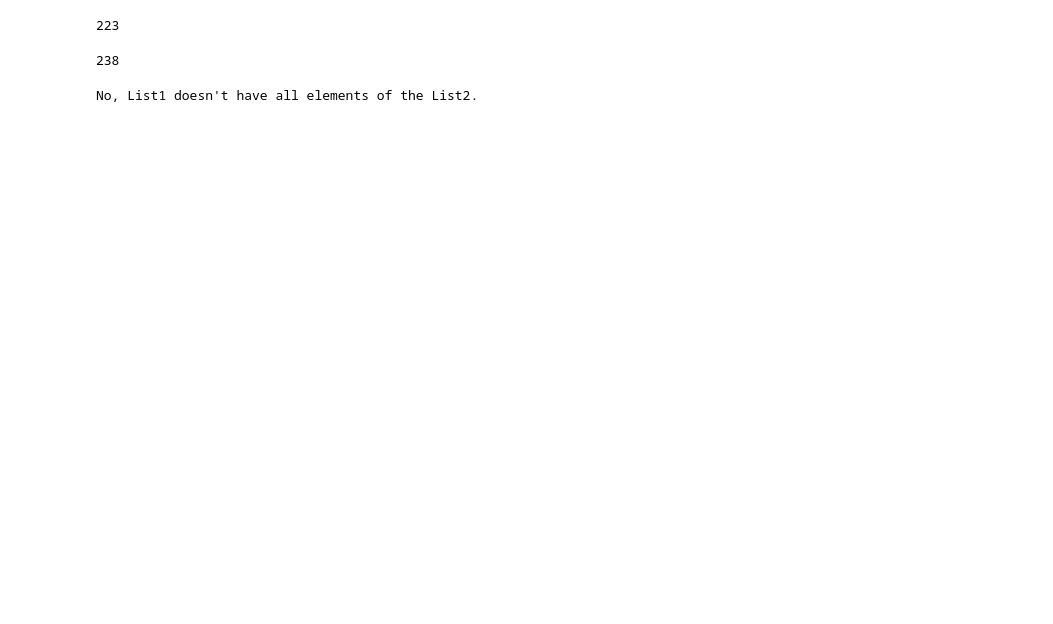
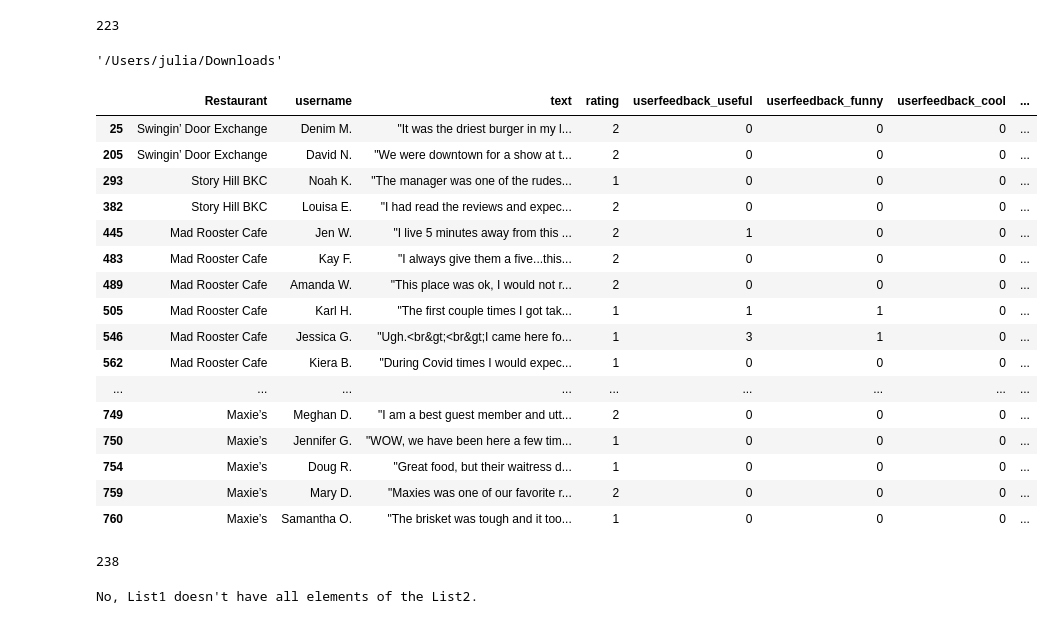
Before and after one commit to julia-amelie/Yelp-scraping, a Jupyter notebook: Scraper_yelp.ipynb, the cells around one changed output. Saved outputs shown, nothing was run; the diff lists cells and outputs as text; code cells hidden in the pictures; blank space fills up the shorter version.

```diff
--- a/Scraper_yelp.ipynb
+++ b/Scraper_yelp.ipynb
@@ -874,3 +874,11 @@ df1.tail()
 len(df1)
 # %% [output]
 12392
+# %%
+dfx =df1[(df1['rating'] == '1') | (df1['rating'] == '2')]
+dfy = df1[(df1['rating'] == '3') | (df1['rating'] == '4')]
+dfz = df1[(df1['rating'] == '5') | (df1['rating'] == '6')]
+
+frames = [dfx, dfy, dfz]
+# %%
+df1 = pd.concat(frames)
@@ -876,0 +889,2 @@ len(df1)
+# %%
+df1['rating'] = df1['rating'].astype('int')
@@ -876,0 +895,4 @@ len(df1)
+# %%
+df1.pop('Review')
+df1.pop('userfeedback')
+df1.pop('peerfeedback')
@@ -878,3 +913,7 @@ len(df1)
 df1.Restaurant.nunique()
 # %% [output]
 223
+# %%
+pwd()
+# %% [output]
+'/Users/julia/Downloads'
@@ -881,5 +924,25 @@ df1.Restaurant.nunique()
 # %%
 df = pd.read_csv('mainlinks.csv')
+# %%
+df1.head(30)
+# %% [output]
+|  | Restaurant | username | text | rating | userfeedback_useful | userfeedback_funny | userfeedback_cool | ... |
+| 25 | Swingin’ Door Exchange | Denim M. | "It was the driest burger in my l... | 2 | 0 | 0 | 0 | ... |
+| 205 | Swingin’ Door Exchange | David N. | "We were downtown for a show at t... | 2 | 0 | 0 | 0 | ... |
+| 293 | Story Hill BKC | Noah K. | "The manager was one of the rudes... | 1 | 0 | 0 | 0 | ... |
+| 382 | Story Hill BKC | Louisa E. | "I had read the reviews and expec... | 2 | 0 | 0 | 0 | ... |
+| 445 | Mad Rooster Cafe | Jen W. | "I live 5 minutes away from this ... | 2 | 1 | 0 | 0 | ... |
+| 483 | Mad Rooster Cafe | Kay F. | "I always give them a five...this... | 2 | 0 | 0 | 0 | ... |
+| 489 | Mad Rooster Cafe | Amanda W. | "This place was ok, I would not r... | 2 | 0 | 0 | 0 | ... |
+| 505 | Mad Rooster Cafe | Karl H. | "The first couple times I got tak... | 1 | 1 | 1 | 0 | ... |
+| 546 | Mad Rooster Cafe | Jessica G. | "Ugh.<br&gt;<br&gt;I came here fo... | 1 | 3 | 1 | 0 | ... |
+| 562 | Mad Rooster Cafe | Kiera B. | "During Covid times I would expec... | 1 | 0 | 0 | 0 | ... |
+| ... | ... | ... | ... | ... | ... | ... | ... | ... |
+| 749 | Maxie’s | Meghan D. | "I am a best guest member and utt... | 2 | 0 | 0 | 0 | ... |
+| 750 | Maxie’s | Jennifer G. | "WOW, we have been here a few tim... | 1 | 0 | 0 | 0 | ... |
+| 754 | Maxie’s | Doug R. | "Great food, but their waitress d... | 1 | 0 | 0 | 0 | ... |
+| 759 | Maxie’s | Mary D. | "Maxies was one of our favorite r... | 2 | 0 | 0 | 0 | ... |
+| 760 | Maxie’s | Samantha O. | "The brisket was tough and it too... | 1 | 0 | 0 | 0 | ... |
 # %%
 df.restaurant.nunique()
 # %% [output]
```
Also changed, not shown: parts of 65 cells of this notebook.
